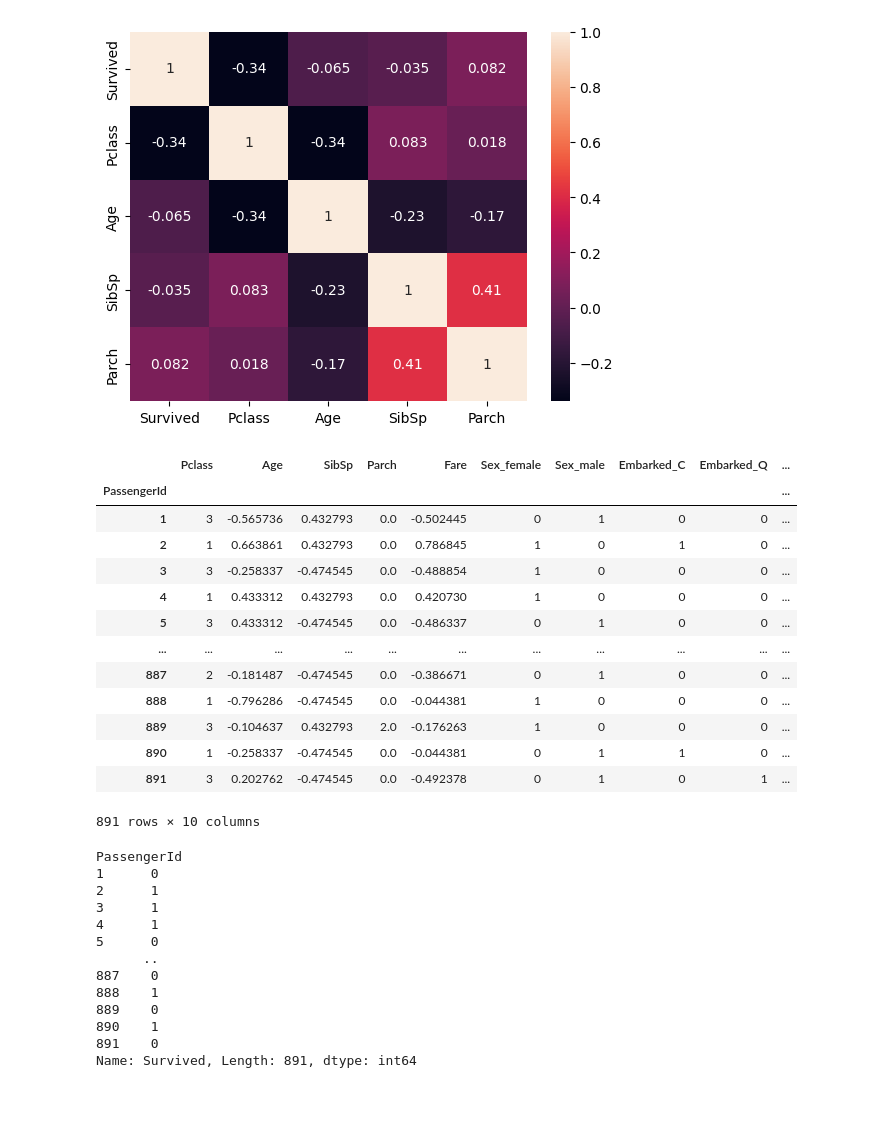
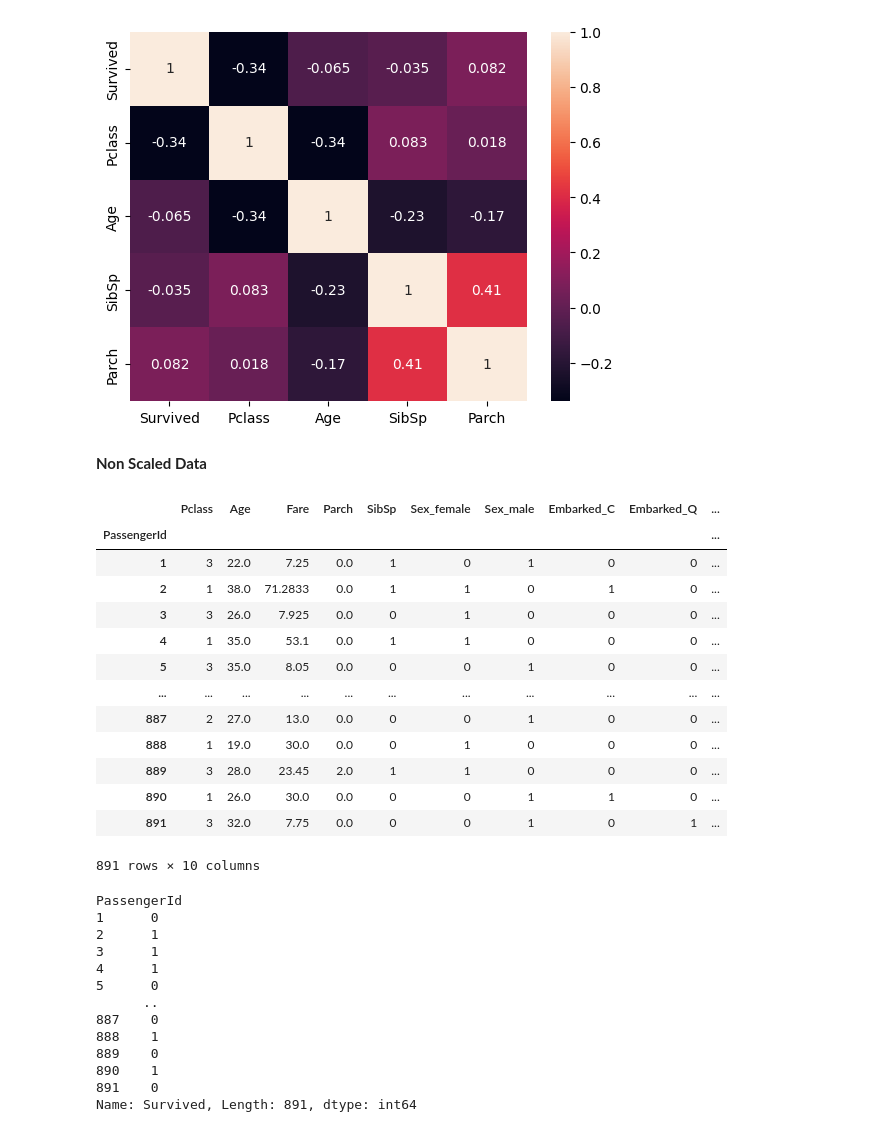
Before and after one commit to erayayasli/COE305, a Jupyter notebook: HW1.ipynb, the cells around one changed output. Saved outputs shown, nothing was run; the diff lists cells and outputs as text; code cells hidden in the pictures; blank space fills up the shorter version.

```diff
--- a/HW1.ipynb
+++ b/HW1.ipynb
@@ -94,30 +94,28 @@ sns.heatmap(train_df.corr(),annot=True)
 # %%
 x=train_df.drop('Survived',axis=1)
 y=train_df['Survived']
-# %%
-# This is scaled data
-from sklearn.preprocessing import StandardScaler
-scaler=StandardScaler()
-col_to_standard=['Age','Fare','SibSp']
-x[col_to_standard]=scaler.fit_transform(x[col_to_standard])
-
-x=pd.get_dummies(x)
-x
-# %% [output]
-|  | Pclass | Age | SibSp | Parch | Fare | Sex_female | Sex_male | Embarked_C | Embarked_Q | ... |
-| PassengerId |  |  |  |  |  |  |  |  |  | ... |
-| 1 | 3 | -0.565736 | 0.432793 | 0.0 | -0.502445 | 0 | 1 | 0 | 0 | ... |
-| 2 | 1 | 0.663861 | 0.432793 | 0.0 | 0.786845 | 1 | 0 | 1 | 0 | ... |
-| 3 | 3 | -0.258337 | -0.474545 | 0.0 | -0.488854 | 1 | 0 | 0 | 0 | ... |
-| 4 | 1 | 0.433312 | 0.432793 | 0.0 | 0.420730 | 1 | 0 | 0 | 0 | ... |
-| 5 | 3 | 0.433312 | -0.474545 | 0.0 | -0.486337 | 0 | 1 | 0 | 0 | ... |
-| ... | ... | ... | ... | ... | ... | ... | ... | ... | ... | ... |
-| 887 | 2 | -0.181487 | -0.474545 | 0.0 | -0.386671 | 0 | 1 | 0 | 0 | ... |
-| 888 | 1 | -0.796286 | -0.474545 | 0.0 | -0.044381 | 1 | 0 | 0 | 0 | ... |
-| 889 | 3 | -0.104637 | 0.432793 | 2.0 | -0.176263 | 1 | 0 | 0 | 0 | ... |
-| 890 | 1 | -0.258337 | -0.474545 | 0.0 | -0.044381 | 0 | 1 | 1 | 0 | ... |
-| 891 | 3 | 0.202762 | -0.474545 | 0.0 | -0.492378 | 0 | 1 | 0 | 1 | ... |
-891 rows × 10 columns
+# %% [markdown]
+**Non Scaled Data**
+# %%
+other_col = ['Pclass','Age','Fare','Parch','SibSp']
+x1=pd.get_dummies(x[['Sex','Embarked']])
+x = pd.concat([x[other_col], x1], axis = 1)
+x
+# %% [output]
+|  | Pclass | Age | Fare | Parch | SibSp | Sex_female | Sex_male | Embarked_C | Embarked_Q | ... |
+| PassengerId |  |  |  |  |  |  |  |  |  | ... |
+| 1 | 3 | 22.0 | 7.25 | 0.0 | 1 | 0 | 1 | 0 | 0 | ... |
+| 2 | 1 | 38.0 | 71.2833 | 0.0 | 1 | 1 | 0 | 1 | 0 | ... |
+| 3 | 3 | 26.0 | 7.925 | 0.0 | 0 | 1 | 0 | 0 | 0 | ... |
+| 4 | 1 | 35.0 | 53.1 | 0.0 | 1 | 1 | 0 | 0 | 0 | ... |
+| 5 | 3 | 35.0 | 8.05 | 0.0 | 0 | 0 | 1 | 0 | 0 | ... |
+| ... | ... | ... | ... | ... | ... | ... | ... | ... | ... | ... |
+| 887 | 2 | 27.0 | 13.0 | 0.0 | 0 | 0 | 1 | 0 | 0 | ... |
+| 888 | 1 | 19.0 | 30.0 | 0.0 | 0 | 1 | 0 | 0 | 0 | ... |
+| 889 | 3 | 28.0 | 23.45 | 2.0 | 1 | 1 | 0 | 0 | 0 | ... |
+| 890 | 1 | 26.0 | 30.0 | 0.0 | 0 | 0 | 1 | 1 | 0 | ... |
+| 891 | 3 | 32.0 | 7.75 | 0.0 | 0 | 0 | 1 | 0 | 1 | ... |
+891 rows × 10 columns
 # %%
 y
 # %% [output]
```
Also changed, not shown: parts of 13 cells of this notebook.
